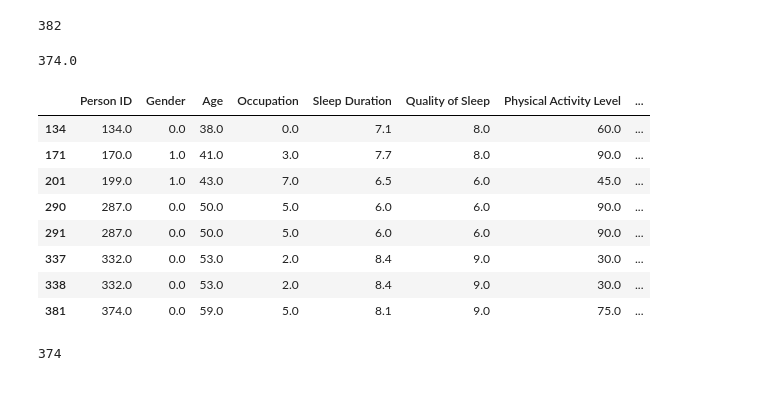
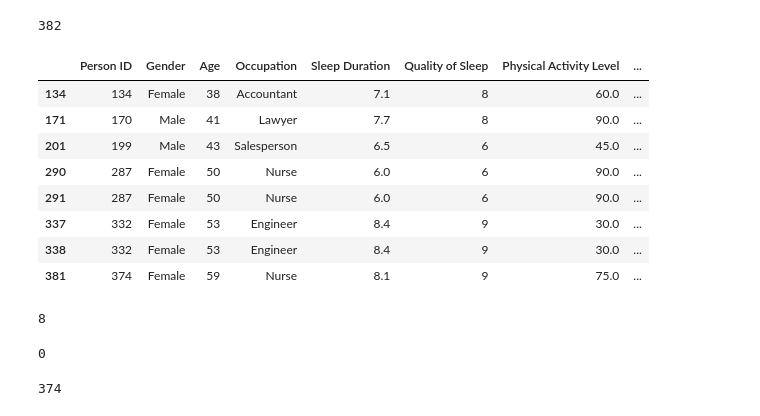
Before and after one commit to FrederickAlmeida/Data-Science-Project, a Jupyter notebook: exploratory_analysis.ipynb, the cells around one changed output. Drawn from its saved outputs; the diff is of its cells as text; code cells hidden in the pictures.

```diff
--- a/exploratory_analysis.ipynb
+++ b/exploratory_analysis.ipynb
@@ -118,5 +118,5 @@ Sleep Disorder             0
 dtype: int64
 # %%
 from fancyimpute import KNN
-Sleep_knn = KNN(k=3).fit_transform(predict_dataframe)
+sleep_knn = KNN(k=3).fit_transform(predict_dataframe)
 # %% [output]
@@ -125,5 +125,5 @@ Imputing row 101/382 with 0 missing, elapsed time: 0.018
 Imputing row 201/382 with 0 missing, elapsed time: 0.019
 Imputing row 301/382 with 0 missing, elapsed time: 0.019
 # %%
-Sleep_knn = pd.DataFrame(data=Sleep_knn[0:, 0:], columns=["Person ID", "Gender", "Age", "Occupation", "Sleep Duration", 'Quality of Sleep', "Physical Activity Level", "Stress Level", "BMI Category", "Blood Pressure", "Heart Rate", "Daily Steps", "Sleep Disorder"])
+sleep_knn = pd.DataFrame(data=sleep_knn[0:, 0:], columns=["Person ID", "Gender", "Age", "Occupation", "Sleep Duration", 'Quality of Sleep', "Physical Activity Level", "Stress Level", "BMI Category", "Blood Pressure", "Heart Rate", "Daily Steps", "Sleep Disorder"])
 # %%
@@ -157,3 +157,8 @@ Heart Rate                 0
 Daily Steps                0
 Sleep Disorder             0
 dtype: int64
+# %%
+dataframe["Sleep Duration"] = sleep_knn["Sleep Duration"]
+dataframe["Physical Activity Level"] = sleep_knn["Physical Activity Level"]
+
+dataframe.head()
@@ -164,20 +176,19 @@ len(Sleep_knn)
 # %% [output]
 382
-# %%
-max_person_id = Sleep_knn['Person ID'].max()
-print(max_person_id)
-# %% [output]
-374.0
 # %%
-Sleep_knn[Sleep_knn.duplicated()].sort_values("Person ID").head(10)
+dataframe[dataframe.duplicated()].sort_values("Person ID").head(10)
 # %% [output]
 |  | Person ID | Gender | Age | Occupation | Sleep Duration | Quality of Sleep | Physical Activity Level | ... |
-| 134 | 134.0 | 0.0 | 38.0 | 0.0 | 7.1 | 8.0 | 60.0 | ... |
-| 171 | 170.0 | 1.0 | 41.0 | 3.0 | 7.7 | 8.0 | 90.0 | ... |
-| 201 | 199.0 | 1.0 | 43.0 | 7.0 | 6.5 | 6.0 | 45.0 | ... |
-| 290 | 287.0 | 0.0 | 50.0 | 5.0 | 6.0 | 6.0 | 90.0 | ... |
-| 291 | 287.0 | 0.0 | 50.0 | 5.0 | 6.0 | 6.0 | 90.0 | ... |
-| 337 | 332.0 | 0.0 | 53.0 | 2.0 | 8.4 | 9.0 | 30.0 | ... |
-| 338 | 332.0 | 0.0 | 53.0 | 2.0 | 8.4 | 9.0 | 30.0 | ... |
-| 381 | 374.0 | 0.0 | 59.0 | 5.0 | 8.1 | 9.0 | 75.0 | ... |
+| 134 | 134 | Female | 38 | Accountant | 7.1 | 8 | 60.0 | ... |
+| 171 | 170 | Male | 41 | Lawyer | 7.7 | 8 | 90.0 | ... |
+| 201 | 199 | Male | 43 | Salesperson | 6.5 | 6 | 45.0 | ... |
+| 290 | 287 | Female | 50 | Nurse | 6.0 | 6 | 90.0 | ... |
+| 291 | 287 | Female | 50 | Nurse | 6.0 | 6 | 90.0 | ... |
+| 337 | 332 | Female | 53 | Engineer | 8.4 | 9 | 30.0 | ... |
+| 338 | 332 | Female | 53 | Engineer | 8.4 | 9 | 30.0 | ... |
+| 381 | 374 | Female | 59 | Nurse | 8.1 | 9 | 75.0 | ... |
+# %%
+len(dataframe[dataframe.duplicated()])
+# %% [output]
+8
 # %%
@@ -185 +196,5 @@ Sleep_knn.drop_duplicates(keep='first', inplace=True)
+# %%
+len(dataframe[dataframe.duplicated()])
+# %% [output]
+0
 # %%
```
Also changed, not shown: parts of 24 cells of this notebook.
